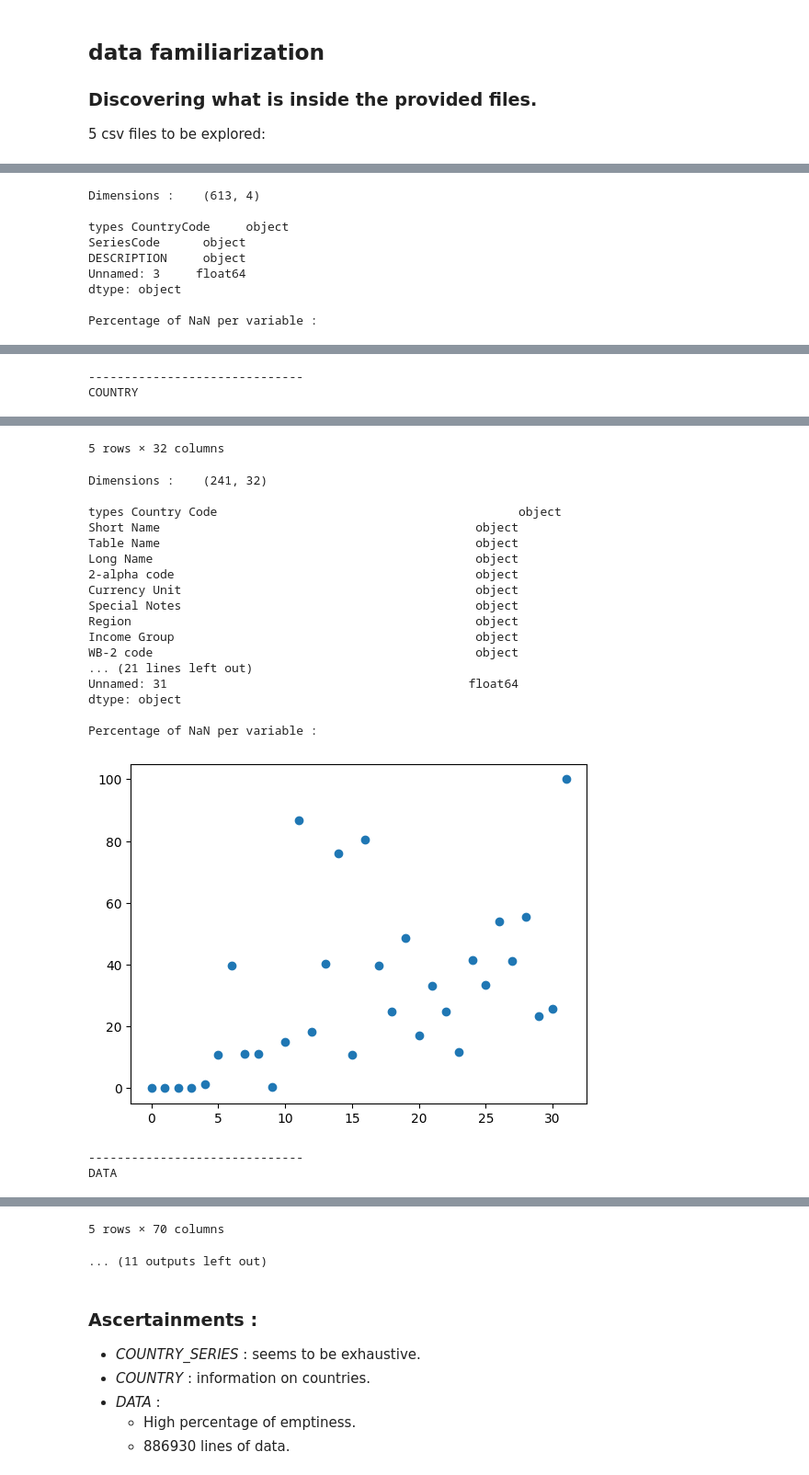
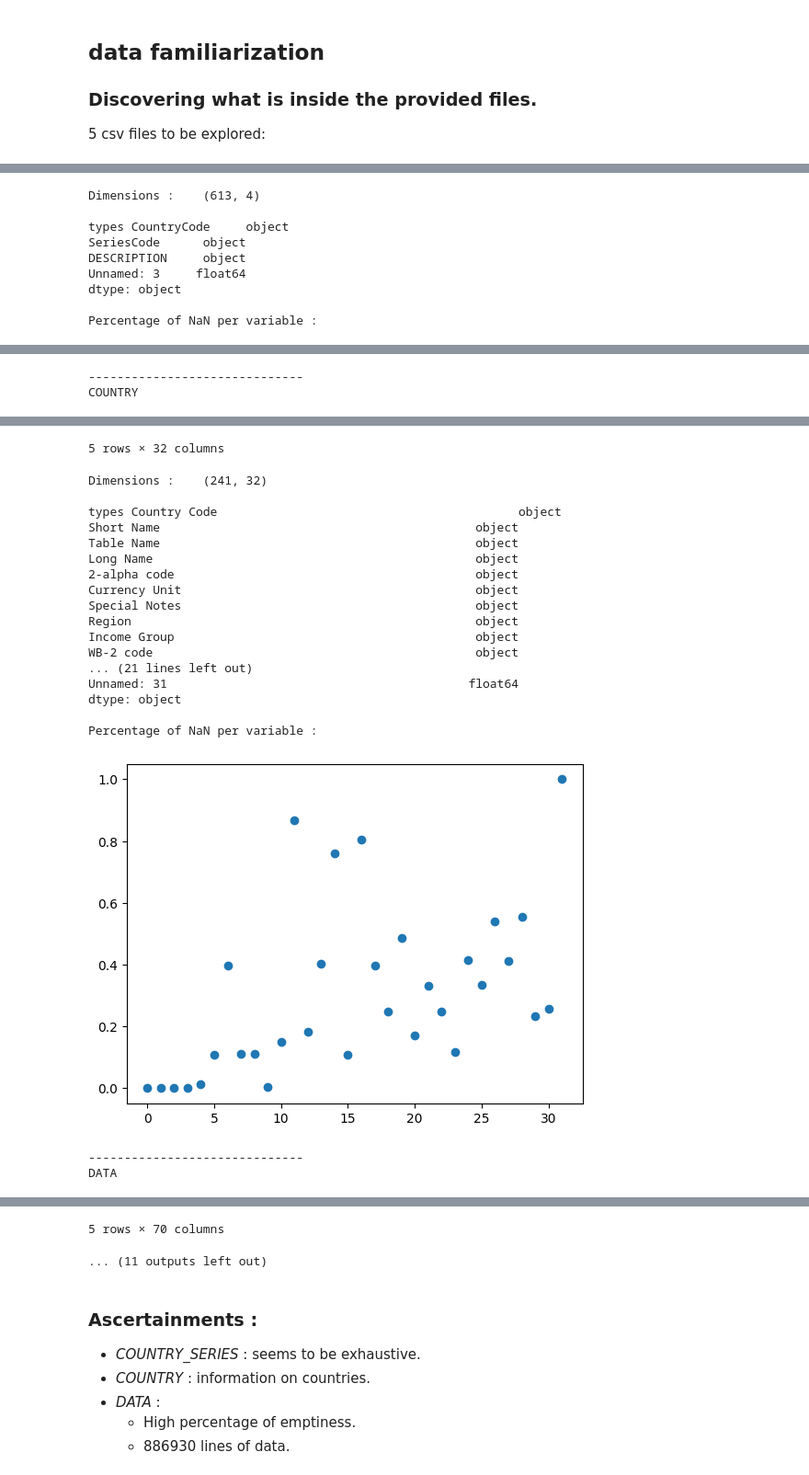
Before and after one commit to JulienfLeBoucher/OC_Edtech, a Jupyter notebook: LE-BOUCHER_Julien_1_notebook_122022.ipynb, the cells around one changed output, grey strips where cells are left out. Shown: that part at 92% size. Saved outputs shown, nothing was run; the diff lists cells and outputs as text; code cells hidden in the pictures.

```diff
--- a/LE-BOUCHER_Julien_1_notebook_122022.ipynb
+++ b/LE-BOUCHER_Julien_1_notebook_122022.ipynb
@@ -23,12 +21,13 @@ names = ["country_series", "country", "data", "footnote", "series"]
 for name in names:
     print("-"*30)
     print(name.upper())
-    display(eval(name).head())
-    print(f'Dimensions :\t{eval(name + ".shape")}\n')
-    print(f'types {eval(name).dtypes}')
-    n = len(eval(name))
-    x = range(len(eval(name).columns))
-    y = eval(name).isnull().sum()*100 / n
+    df = eval(name)
+    display(df.head())
+    print(f'Dimensions :\t{df.shape}\n')
+    print(f'types {df.dtypes}')
+    labels = df.columns
+    x = range(df.shape[1])
+    y = df.isnull().mean()
     print('')
     print("Percentage of NaN per variable :")
     plt.scatter(x, y)
@@ -55,30 +54,30 @@ Percentage of NaN per variable :
 ------------------------------
 COUNTRY
 |  | Country Code | Short Name | Table Name | Long Name | 2-alpha code | Currency Unit | Special Notes | Region | ... |
 | 0 | ABW | Aruba | Aruba | Aruba | AW | Aruban florin | SNA data for 2000-2011 are update... | Latin America & Caribbean | ... |
 | 1 | AFG | Afghanistan | Afghanistan | Islamic State of Afghanistan | AF | Afghan afghani | Fiscal year end: March 20; report... | South Asia | ... |
 | 2 | AGO | Angola | Angola | People's Republic of Angola | AO | Angolan kwanza | April 2013 database update: Based... | Sub-Saharan Africa | ... |
 | 3 | ALB | Albania | Albania | Republic of Albania | AL | Albanian lek | NaN | Europe & Central Asia | ... |
 | 4 | AND | Andorra | Andorra | Principality of Andorra | AD | Euro | NaN | Europe & Central Asia | ... |
 5 rows × 32 columns
 Dimensions :    (241, 32)
 
 types Country Code                                          object
 Short Name                                            object
 Table Name                                            object
 Long Name                                             object
 2-alpha code                                          object
 Currency Unit                                         object
 Special Notes                                         object
 Region                                                object
 Income Group                                          object
 WB-2 code                                             object
 ... (21 lines left out)
 Unnamed: 31                                          float64
 dtype: object
 
 Percentage of NaN per variable :
-[figure, old version]
+[figure, new version]
 ------------------------------
 DATA
 |  | Country Name | Country Code | Indicator Name | Indicator Code | 1970 | 1971 | 1972 | 1973 | ... |
```
Also changed, not shown: parts of 25 cells of this notebook, 1 other file.
